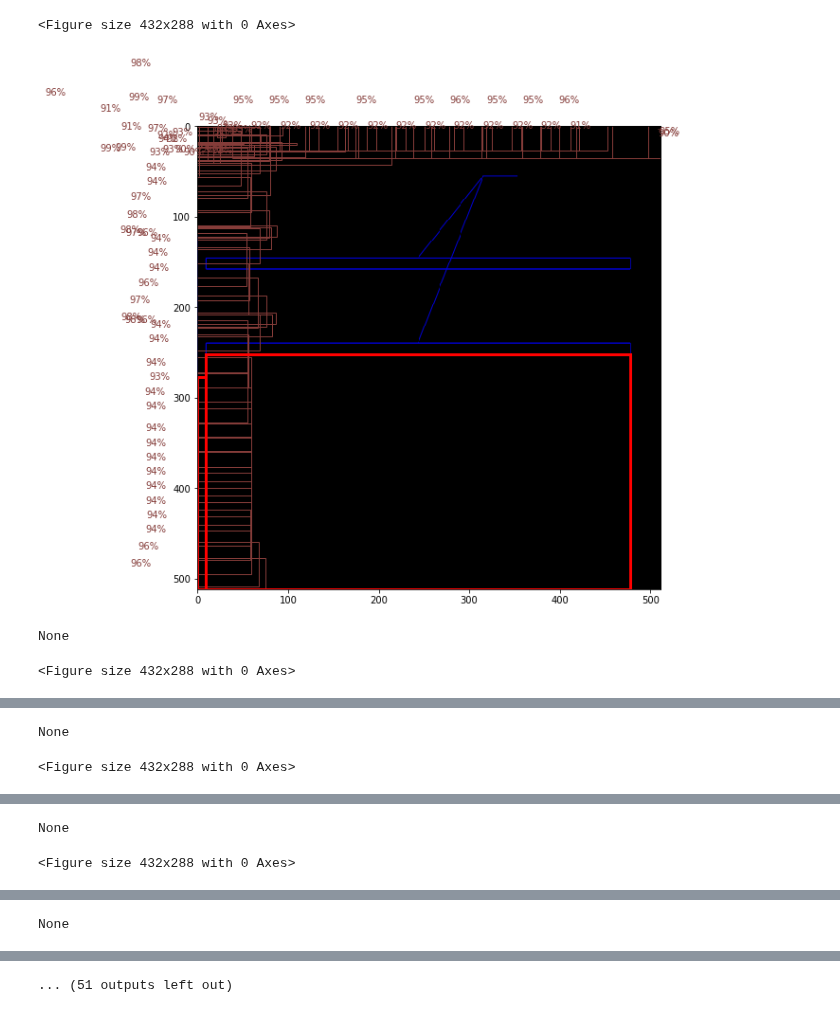
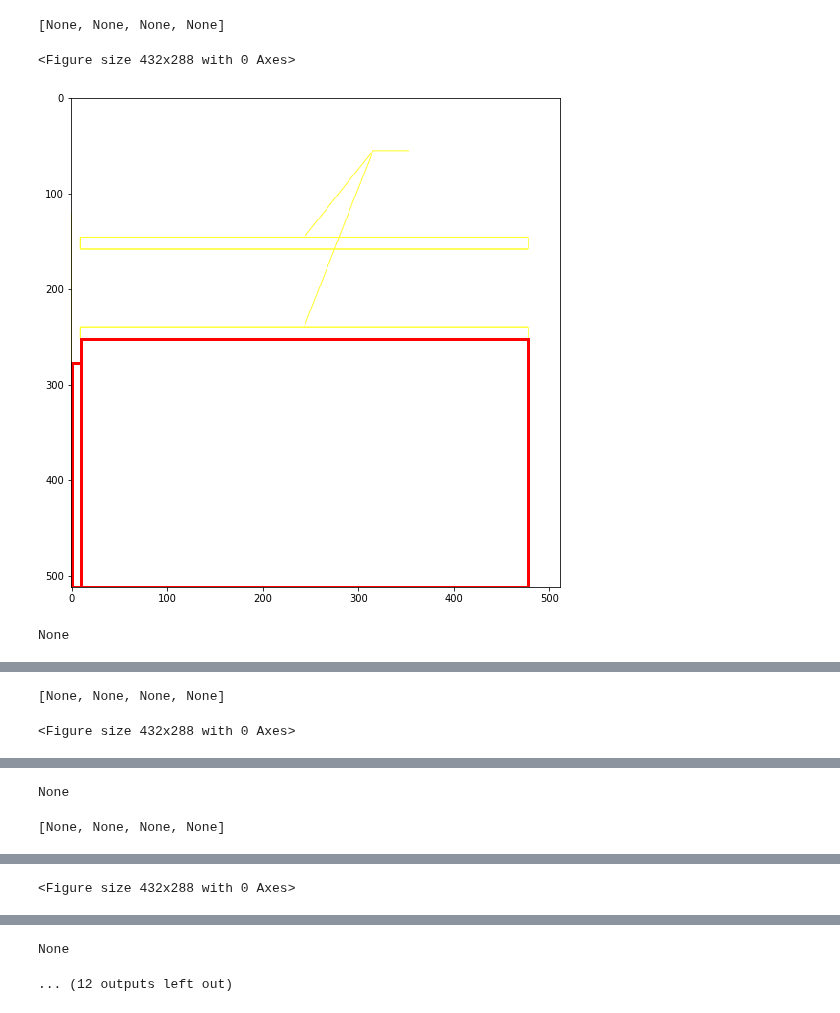
Before and after one commit to mihanick/dwg-crawl, a Jupyter notebook: JupyterNotebooks/3. Eval.ipynb, the cells around one changed output, grey strips where cells are left out. Cells and saved outputs as stored; diff of their text form; code cells hidden in the pictures.

Commit message:
Print during learning. Cuda support

```diff
--- a/JupyterNotebooks/3. Eval.ipynb
+++ b/JupyterNotebooks/3. Eval.ipynb
@@ -12,7 +15,7 @@ from PIL import Image
 # %%
 config_path='config/yolov3.cfg'
 # weights_path='./15.weights'
-weights_path = './checkpoints/19.weights'
+weights_path = './checkpoints/1.weights'
 class_path='config/dwg.names'
 img_size = 512
 
@@ -32,27 +35,30 @@ dataloader = torch.utils.data.DataLoader(
 # %%
 from models import CalculatePrediction
 from utils.utils import PlotImageAndPrediction
 from plot_graphics import generate_file2
 from IPython import display
 import os
 
 shown_samples, max_number_samples = 0, 5
+
+det = None
 for batch_i, (file_names, imgs, targets) in enumerate(dataloader):
     dets = CalculatePrediction(model=model, batch_of_images=imgs)
     for i, _img in enumerate(imgs):
+        print(dets)
         det = dets[i]
         trg = targets[i]
         display.display(PlotImageAndPrediction(image=_img, target=trg, detections=det))
 
         # check whether input targets are correct
         # file_id = os.path.splitext(os.path.split(file_names[i])[1])[0]
         # d, _ = generate_file2(file_id=file_id, draw_dimensions=True, draw_texts=False, save_file=False)
         # display.display(d)
         shown_samples += 1
         if shown_samples > max_number_samples: break
     if shown_samples > max_number_samples: break
 # %% [output]
-<Figure size 432x288 with 0 Axes>
+[None, None, None, None]
+<Figure size 432x288 with 0 Axes>
-[figure, old version]
+[figure, new version]
-None
-<Figure size 432x288 with 0 Axes>
+None
@@ -60,2 +65,2 @@ None
-None
+[None, None, None, None]
 <Figure size 432x288 with 0 Axes>
@@ -63,2 +68,2 @@ None
 None
-<Figure size 432x288 with 0 Axes>
+[None, None, None, None]
@@ -66 +70 @@ None
-None
+<Figure size 432x288 with 0 Axes>
@@ -67 +72,2 @@ None
-... (51 outputs left out)
+None
+... (12 outputs left out)
```
Also changed, not shown: parts of 2 cells of this notebook, 4 other files.
